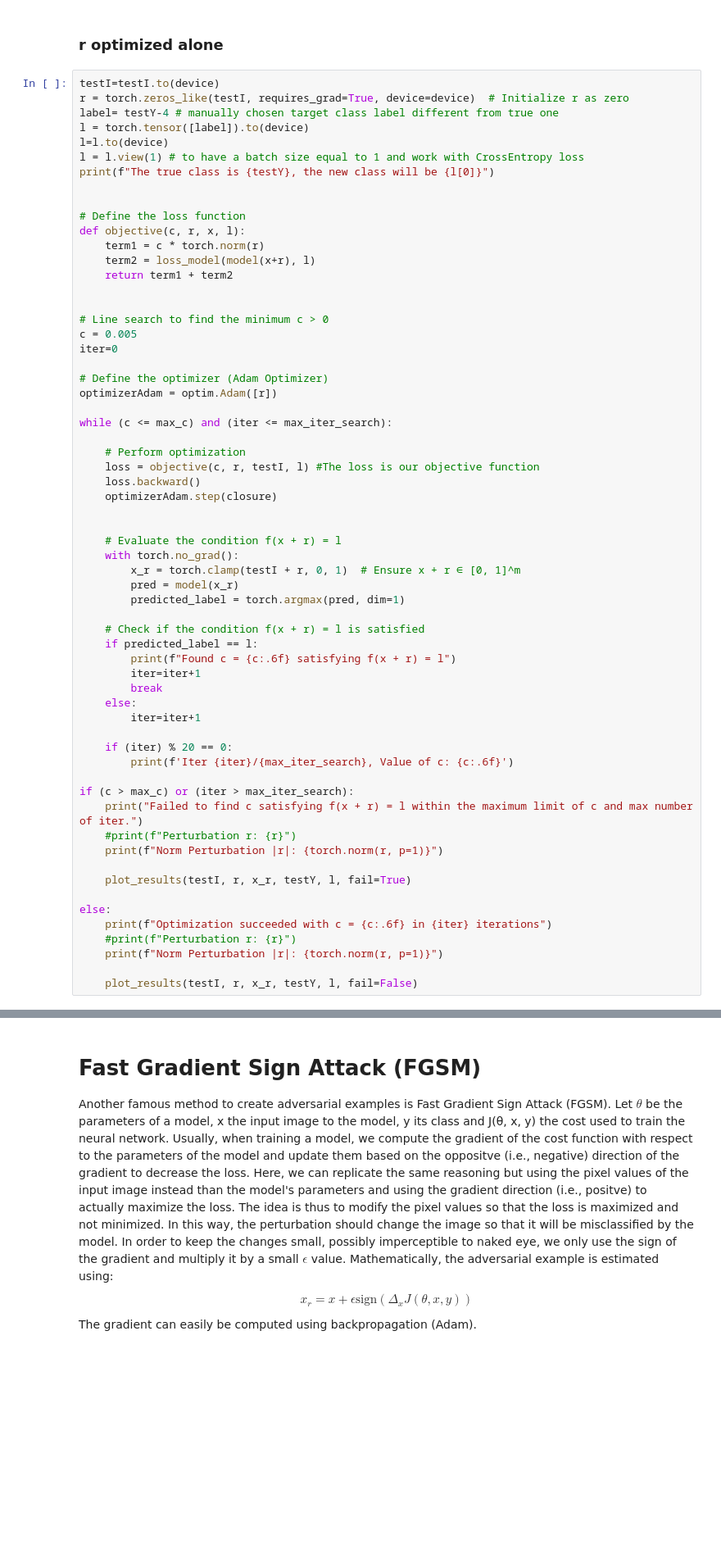
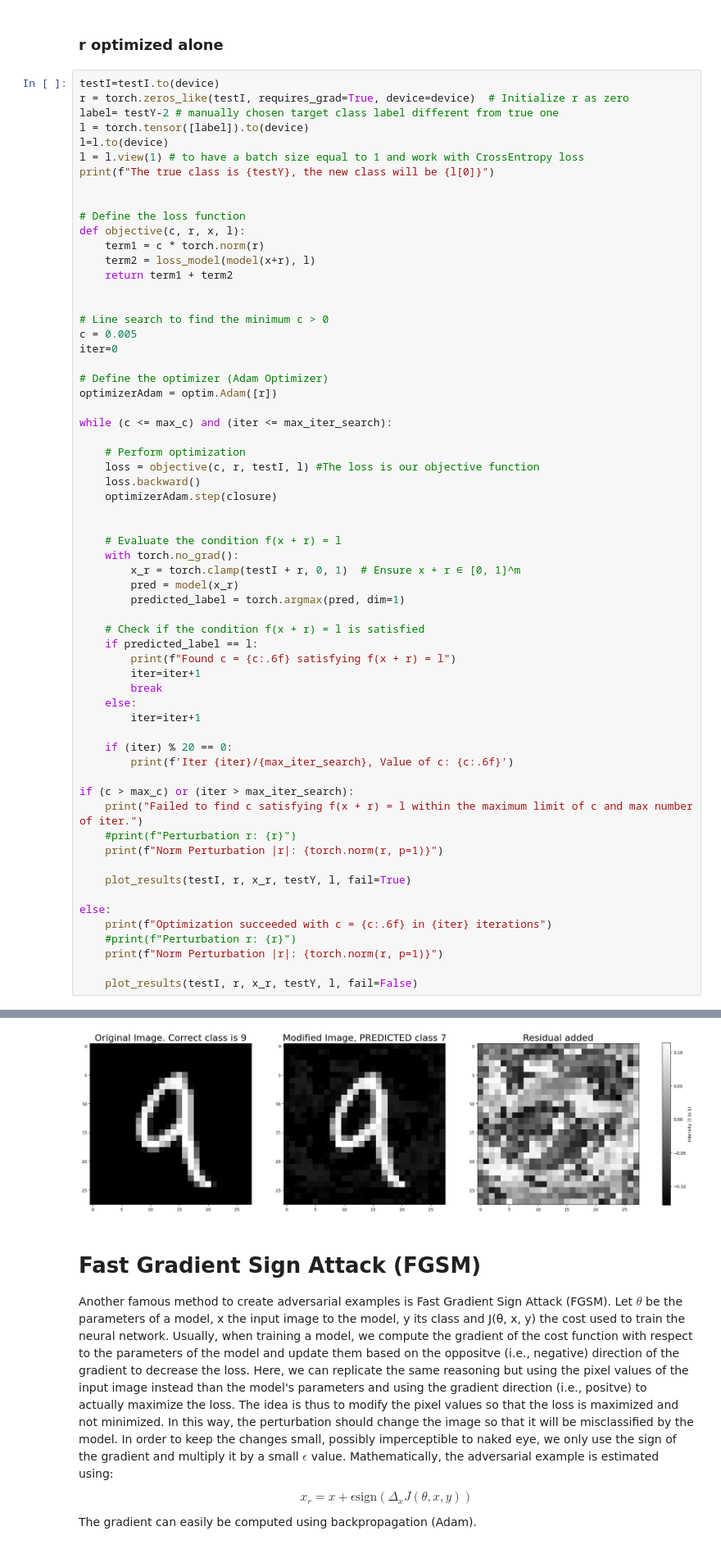
Before and after one commit to arazig/Representation-Learning-for-CV-and-Medical-Imaging, a Jupyter notebook: IntriguingProperties1.ipynb, the cells around one changed output, grey strips where cells are left out. Shown at 82% size. Cells and saved outputs as stored; diff of their text form; blank space fills up the shorter version.

```diff
--- a/IntriguingProperties1.ipynb
+++ b/IntriguingProperties1.ipynb
@@ -743,7 +743,7 @@ Norm Perturbation |r|: 20.00248908996582
 # %%
 testI=testI.to(device)
 r = torch.zeros_like(testI, requires_grad=True, device=device)  # Initialize r as zero
-label= testY-4 # manually chosen target class label different from true one
+label= testY-2 # manually chosen target class label different from true one
 l = torch.tensor([label]).to(device)
 l=l.to(device)
 l = l.view(1) # to have a batch size equal to 1 and work with CrossEntropy loss
@@ -802,3 +802,4 @@ else:
     print(f"Norm Perturbation |r|: {torch.norm(r, p=1)}")
 
     plot_results(testI, r, x_r, testY, l, fail=False)
+# %% [output]
@@ -805,3 +819,4 @@ else:
+[figure, added]
 # %% [markdown]
 # Fast Gradient Sign Attack (FGSM)
 
```
Also changed, not shown: parts of 3 cells of this notebook.
